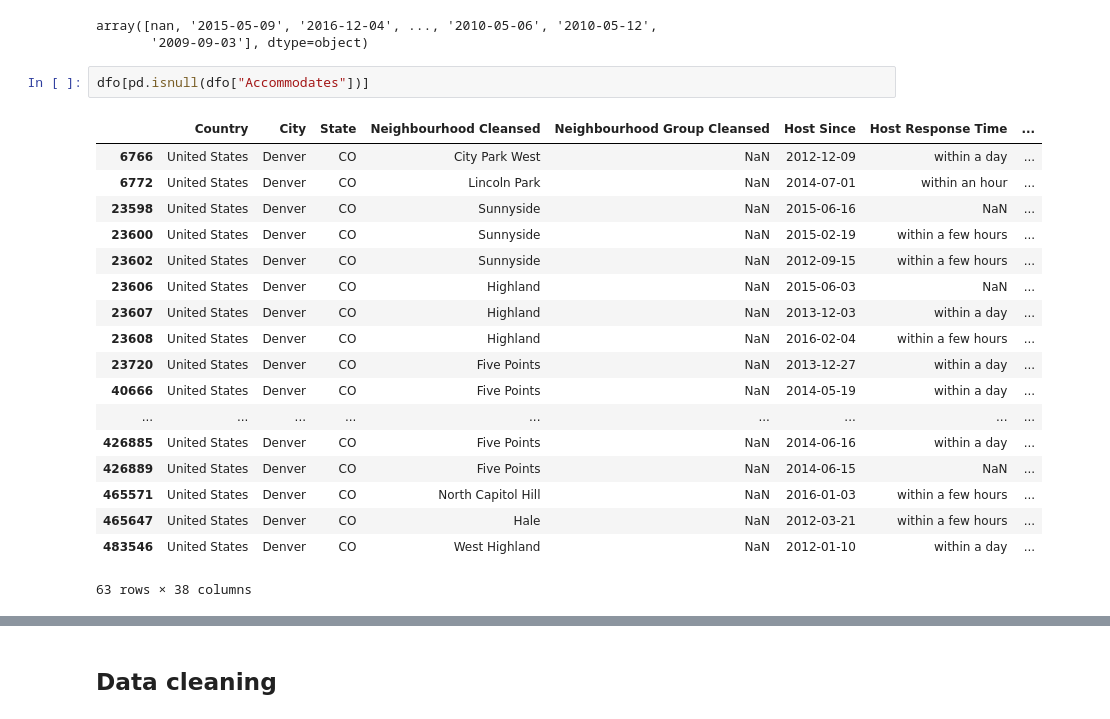
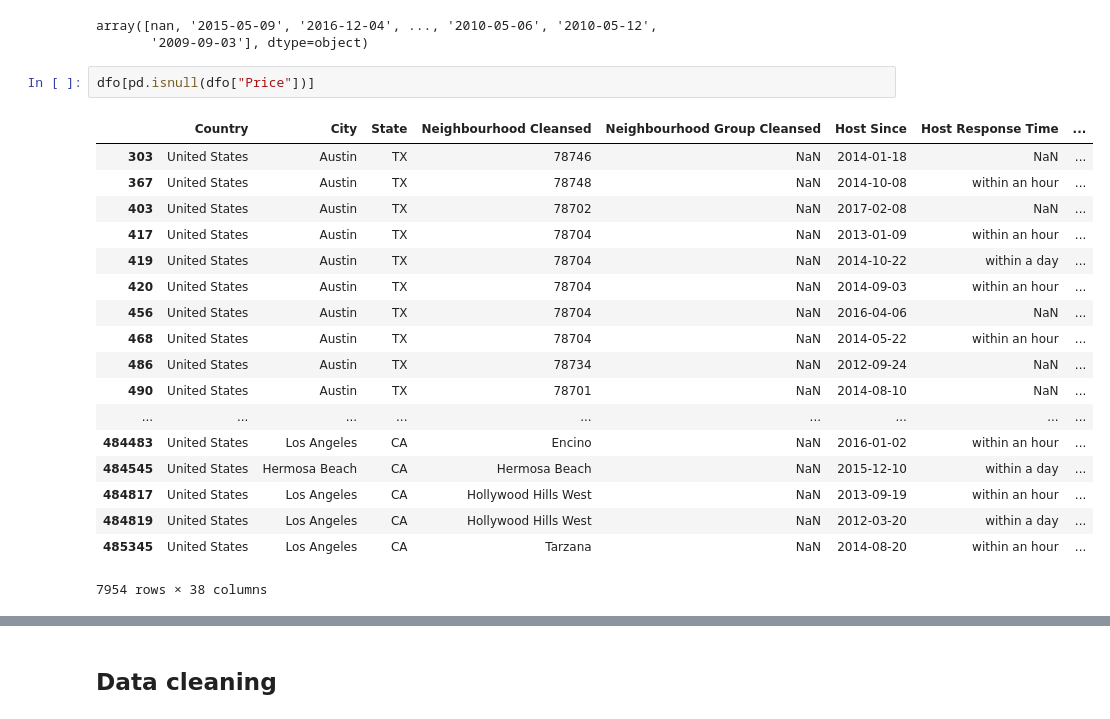
Before and after one commit to deepak-karkala/airbnb-data-science, a Jupyter notebook: notebooks/airbnb_exploratory_analysis.ipynb, the cells around one changed output, grey strips where cells are left out. Cells and saved outputs as stored; diff of their text form.

```diff
--- a/notebooks/airbnb_exploratory_analysis.ipynb
+++ b/notebooks/airbnb_exploratory_analysis.ipynb
@@ -78,24 +78,24 @@ dfo["First Review"].unique()
 array([nan, '2015-05-09', '2016-12-04', ..., '2010-05-06', '2010-05-12',
        '2009-09-03'], dtype=object)
 # %%
-dfo[pd.isnull(dfo["Accommodates"])]
+dfo[pd.isnull(dfo["Price"])]
 # %% [output]
 |  | Country | City | State | Neighbourhood Cleansed | Neighbourhood Group Cleansed | Host Since | Host Response Time | ... |
-| 6766 | United States | Denver | CO | City Park West | NaN | 2012-12-09 | within a day | ... |
-| 6772 | United States | Denver | CO | Lincoln Park | NaN | 2014-07-01 | within an hour | ... |
-| 23598 | United States | Denver | CO | Sunnyside | NaN | 2015-06-16 | NaN | ... |
-| 23600 | United States | Denver | CO | Sunnyside | NaN | 2015-02-19 | within a few hours | ... |
-| 23602 | United States | Denver | CO | Sunnyside | NaN | 2012-09-15 | within a few hours | ... |
-| 23606 | United States | Denver | CO | Highland | NaN | 2015-06-03 | NaN | ... |
-| 23607 | United States | Denver | CO | Highland | NaN | 2013-12-03 | within a day | ... |
-| 23608 | United States | Denver | CO | Highland | NaN | 2016-02-04 | within a few hours | ... |
-| 23720 | United States | Denver | CO | Five Points | NaN | 2013-12-27 | within a day | ... |
-| 40666 | United States | Denver | CO | Five Points | NaN | 2014-05-19 | within a day | ... |
+| 303 | United States | Austin | TX | 78746 | NaN | 2014-01-18 | NaN | ... |
+| 367 | United States | Austin | TX | 78748 | NaN | 2014-10-08 | within an hour | ... |
+| 403 | United States | Austin | TX | 78702 | NaN | 2017-02-08 | NaN | ... |
+| 417 | United States | Austin | TX | 78704 | NaN | 2013-01-09 | within an hour | ... |
+| 419 | United States | Austin | TX | 78704 | NaN | 2014-10-22 | within a day | ... |
+| 420 | United States | Austin | TX | 78704 | NaN | 2014-09-03 | within an hour | ... |
+| 456 | United States | Austin | TX | 78704 | NaN | 2016-04-06 | NaN | ... |
+| 468 | United States | Austin | TX | 78704 | NaN | 2014-05-22 | within an hour | ... |
+| 486 | United States | Austin | TX | 78734 | NaN | 2012-09-24 | NaN | ... |
+| 490 | United States | Austin | TX | 78701 | NaN | 2014-08-10 | NaN | ... |
 | ... | ... | ... | ... | ... | ... | ... | ... | ... |
-| 426885 | United States | Denver | CO | Five Points | NaN | 2014-06-16 | within a day | ... |
-| 426889 | United States | Denver | CO | Five Points | NaN | 2014-06-15 | NaN | ... |
-| 465571 | United States | Denver | CO | North Capitol Hill | NaN | 2016-01-03 | within a few hours | ... |
-| 465647 | United States | Denver | CO | Hale | NaN | 2012-03-21 | within a few hours | ... |
-| 483546 | United States | Denver | CO | West Highland | NaN | 2012-01-10 | within a day | ... |
+| 484483 | United States | Los Angeles | CA | Encino | NaN | 2016-01-02 | within an hour | ... |
+| 484545 | United States | Hermosa Beach | CA | Hermosa Beach | NaN | 2015-12-10 | within a day | ... |
+| 484817 | United States | Los Angeles | CA | Hollywood Hills West | NaN | 2013-09-19 | within an hour | ... |
+| 484819 | United States | Los Angeles | CA | Hollywood Hills West | NaN | 2012-03-20 | within a day | ... |
+| 485345 | United States | Los Angeles | CA | Tarzana | NaN | 2014-08-20 | within an hour | ... |
-63 rows × 38 columns
+7954 rows × 38 columns
 # %%
```
Also changed, not shown: parts of 20 cells of this notebook.
